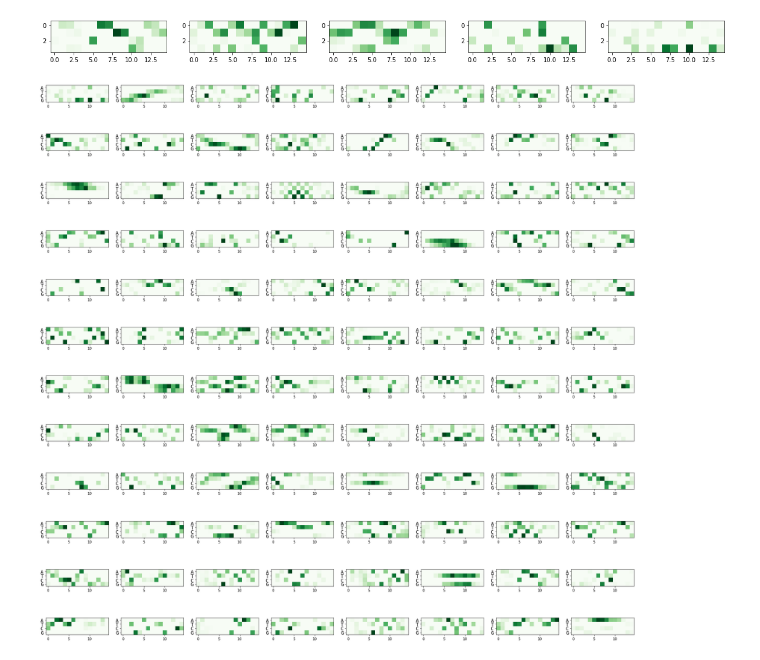
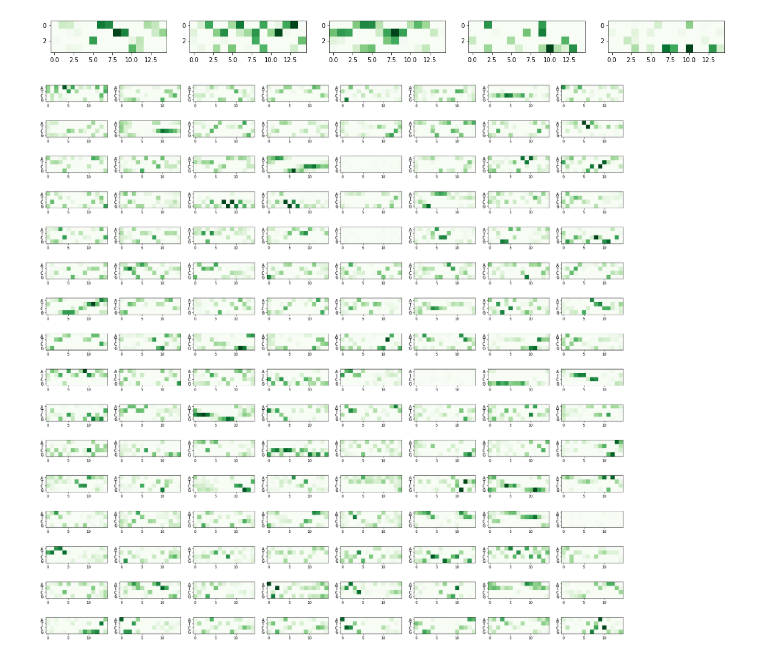
Before and after one commit to meuleman/SynthSeqs, a Jupyter notebook: notebooks/filters.ipynb, the cells around one changed output. Cells and saved outputs as stored; diff of their text form; code cells hidden in the pictures.

```diff
--- a/notebooks/filters.ipynb
+++ b/notebooks/filters.ipynb
@@ -14,7 +15,7 @@ from classifier.analysis import MotifMatch
 
 from utils.seq import one_hot_to_seq
 # %%
-model = conv_net(filters=(96, 16), pool_size=5, fully_connected=100, drop=0.6)
+model = conv_net_one_layer(filters=128, pool_size=100, fully_connected=100, drop=0.5)
 model.load_state_dict(torch.load('../models/classifier/classifier.pth', map_location='cpu'))
 # %% [output]
 <All keys matched successfully>
@@ -35,0 +31,18 @@ plt.imshow(filters[N], cmap='Greens', vmin=0)
+# %%
+
+title_dict = {
+    24: 'HNF1B_homeodomain_1',
+    79: 'V_OCT4_01 (RC)',
+    82: 'JDP2_bZIP_1',
+    81: 'SPI1_ETS_1 (RC)',
+    88: 'ISX_homeodomain_1 (RC)'
+}
+fig, ax = plt.subplots(5, 1, figsize=(8, 15))
+fig.tight_layout(pad=3.0)
+for i, n in enumerate([24, 79, 82, 81, 88]):
+    ax[i].imshow(filters[n], cmap='Greens', vmin=0, vmax=2)
+    ax[i].set_yticks([0, 1, 2, 3])
+    ax[i].set_yticklabels(['A', 'T', 'C', 'G'], fontsize=18, fontfamily='monospace')
+    ax[i].set_title(title_dict[n], fontsize=26)
+
+plt.savefig('../figures/classifier/motif_filters_PB20200603.png')
@@ -47,12 +63,12 @@ for i, am in enumerate(top):
 # %% [output]
 [figure]
 # %%
-fig, ax = plt.subplots(12, 8, figsize=(30, 30))
-for i in range(96):
+fig, ax = plt.subplots(16, 8, figsize=(30, 30))
+for i in range(128):
     seq = model.state_dict()['net.0.weight'][i].squeeze().numpy()
-    ax[i//8][i%8].imshow(seq, cmap='Greens', vmin=0)
+    ax[i//8][i%8].imshow(seq, cmap='Greens', vmin=0, vmax=0.8)
     ax[i//8][i%8].set_yticks([0, 1, 2, 3])
     ax[i//8][i%8].set_yticklabels(['A', 'T', 'C', 'G'], fontsize=14, fontfamily='monospace')
-plt.savefig('../figures/classifier/filter_grid_PB20200602.png')
+plt.savefig('../figures/classifier/filter_grid_PB20200611.png')
 # %% [output]
-[figure, old version]
+[figure, new version]
```
Also changed, not shown: parts of 5 cells of this notebook, 1 other file.
